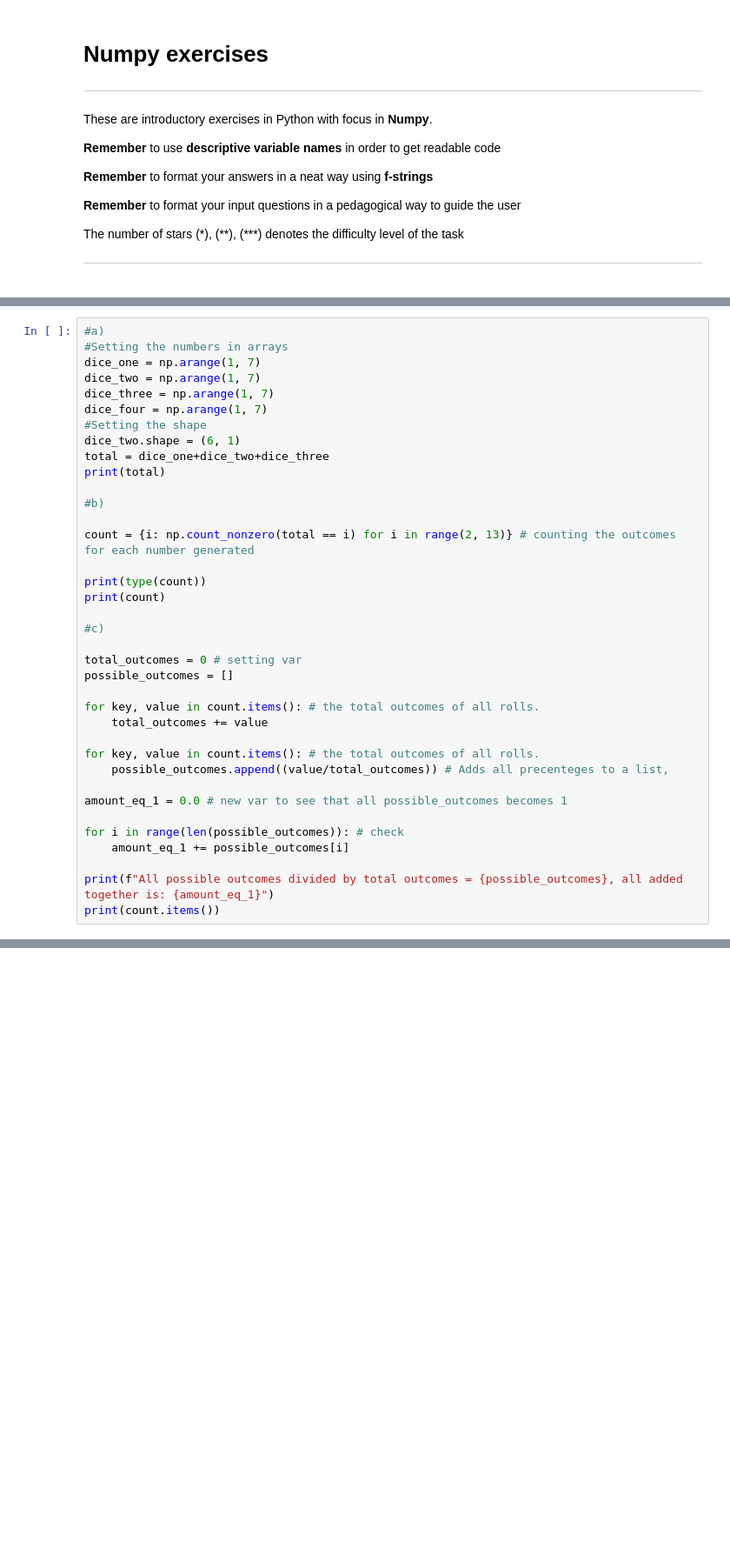
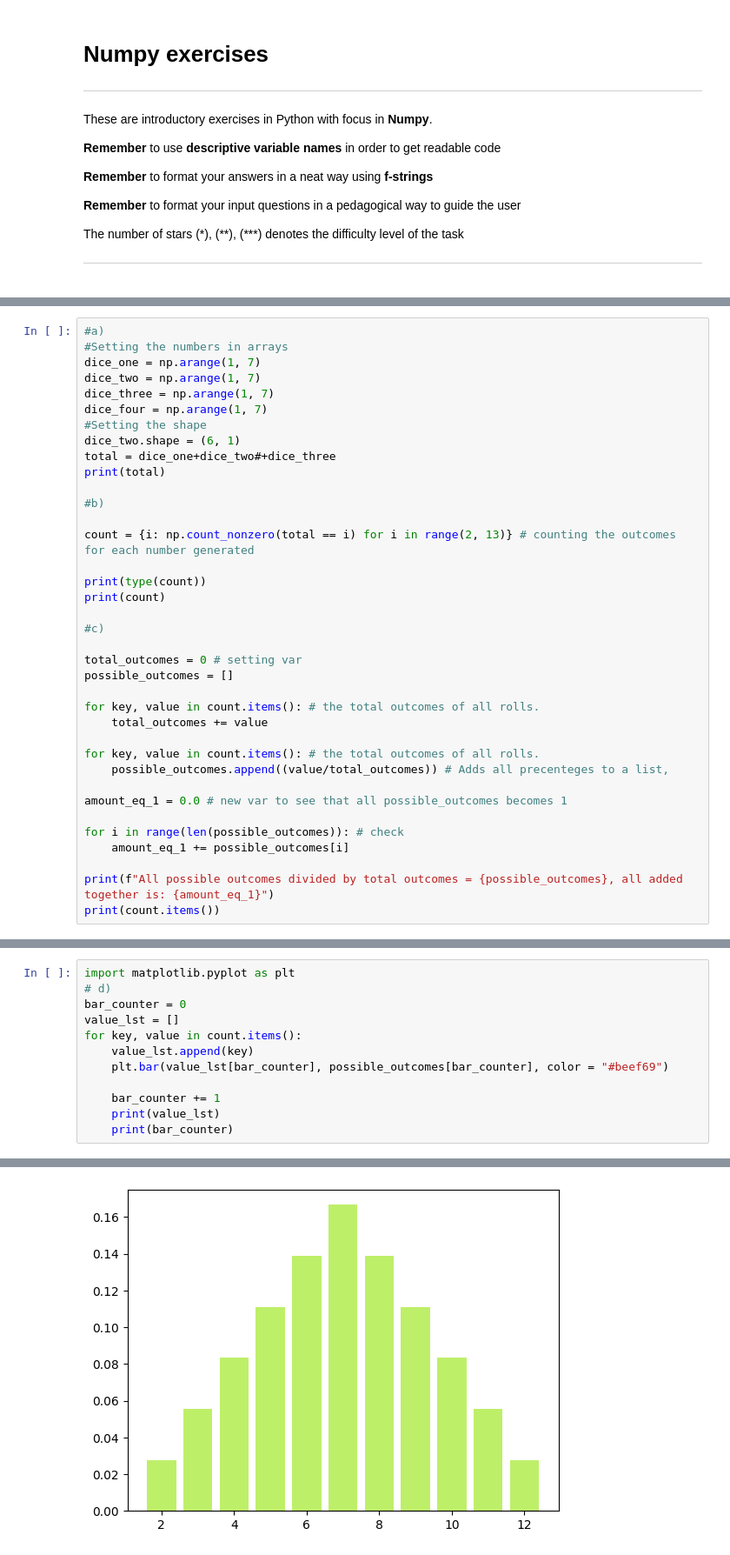
Before and after one commit to Rufshod/Python-Alexander-Andersson, a Jupyter notebook: Exercises/E10-numpy.ipynb, the cells around one changed output, grey strips where cells are left out. Shown at 87% size. Cells and saved outputs as stored; diff of their text form; blank space fills up the shorter version.

```diff
--- a/Exercises/E10-numpy.ipynb
+++ b/Exercises/E10-numpy.ipynb
@@ -191,7 +231,7 @@ dice_three = np.arange(1, 7)
 dice_four = np.arange(1, 7)
 #Setting the shape
 dice_two.shape = (6, 1)
-total = dice_one+dice_two+dice_three
+total = dice_one+dice_two#+dice_three
 print(total)
 
 #b)
@@ -232,0 +273,13 @@ dict_items([(2, 0), (3, 1), (4, 1), (5, 2), (6, 2), (7, 3), (8, 3), (9, 3), (10,
+# %%
+import matplotlib.pyplot as plt
+# d)
+bar_counter = 0
+value_lst = []
+for key, value in count.items():
+    value_lst.append(key)
+    plt.bar(value_lst[bar_counter], possible_outcomes[bar_counter], color = "#beef69")
+
+    bar_counter += 1
+    print(value_lst)
+    print(bar_counter)
+# %% [output]
@@ -233,3 +303,4 @@ dict_items([(2, 0), (3, 1), (4, 1), (5, 2), (6, 2), (7, 3), (8, 3), (9, 3), (10,
+[figure, added]
 # %%
 dice_one = np.arange(1, 7)
 dice_two = np.arange(1, 7)
```
Also changed, not shown: parts of 9 cells of this notebook, 4 other files.
